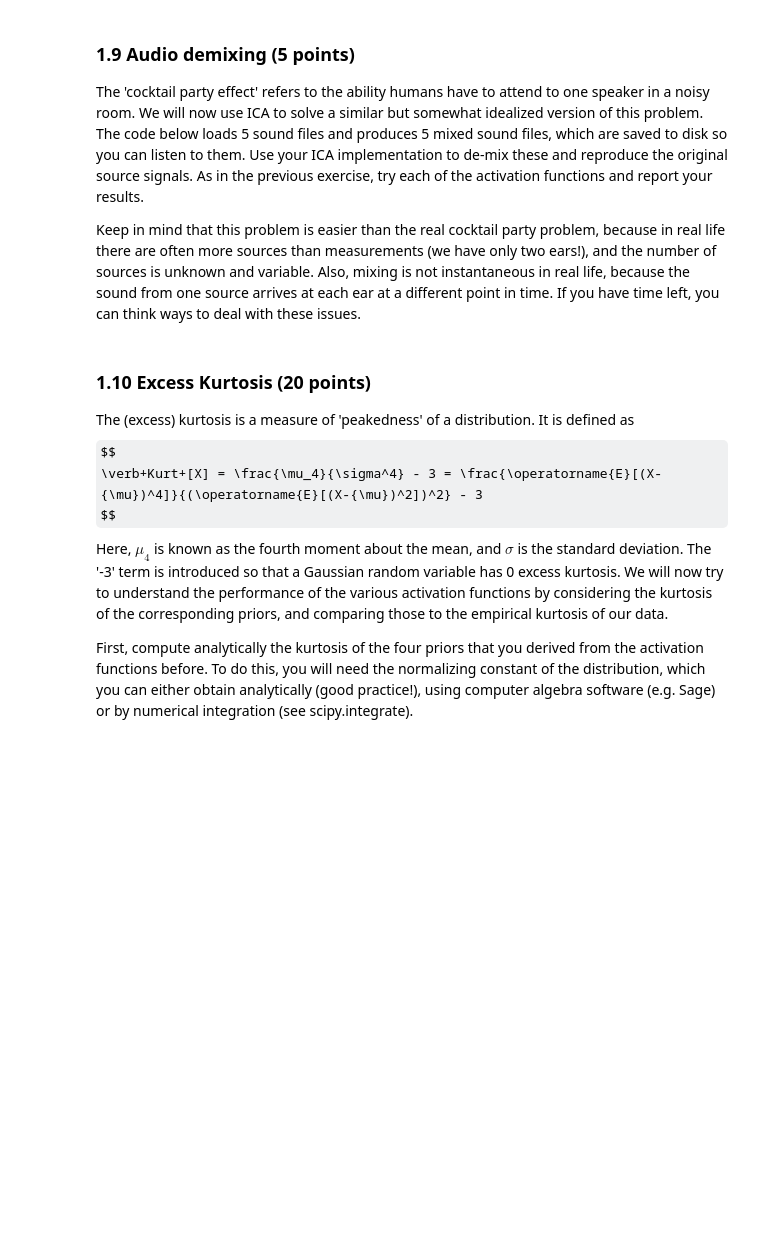
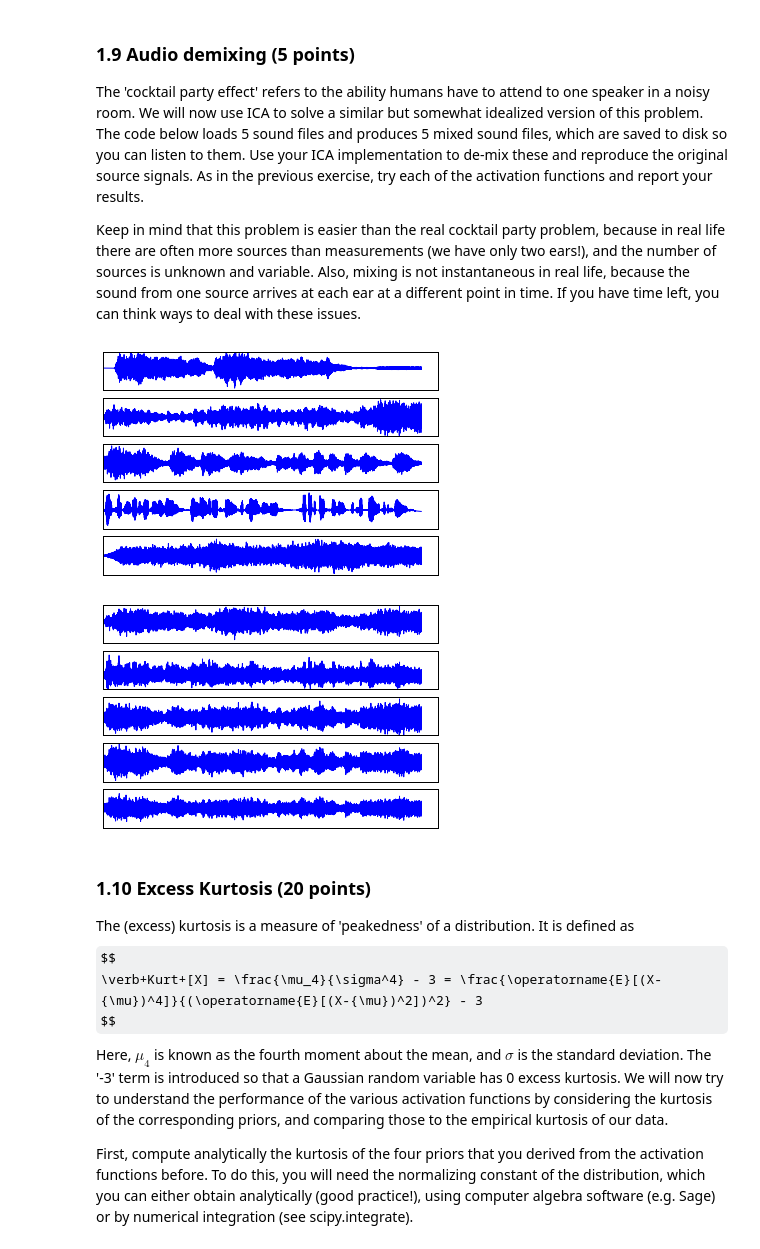
Before and after one commit to afcarl/ML2, a Jupyter notebook: lab1/lab1.ipynb, the cells around one changed output. Cells and saved outputs as stored; diff of their text form; code cells hidden in the pictures; some formulas as TeX source; blank space fills up the shorter version.

```diff
--- a/lab1/lab1.ipynb
+++ b/lab1/lab1.ipynb
@@ -239,23 +257,26 @@ def save_wav(data, out_file, rate):
 # %%
 # Load audio sources
 source_files = ['beet.wav', 'beet9.wav', 'beet92.wav', 'mike.wav', 'street.wav']
 wav_data = []
 sample_rate = None
 for f in source_files:
     sr, data = scipy.io.wavfile.read(f, mmap=False)
     if sample_rate is None:
         sample_rate = sr
     else:
         assert(sample_rate == sr)
     wav_data.append(data[:190000])  # cut off the last part so that all signals have same length
 
 # Create source and measurement data
 S = np.c_[wav_data]
 plot_signals(S)
 
 # Requires your function make_mixtures
 X_real = make_mixtures(S, random_nonsingular_matrix(S.shape[0]))
 plot_signals(X_real)
 # Save mixtures to disk, so you can listen to them in your audio player
-for i in range(X.shape[0]):
+for i in range(X_real.shape[0]):
    save_wav(X_real[i, :], 'X' + str(i) + '.wav', sample_rate)
+# %% [output]
+[figure, added]
+[figure, added]
```
Also changed, not shown: parts of 11 cells of this notebook.
